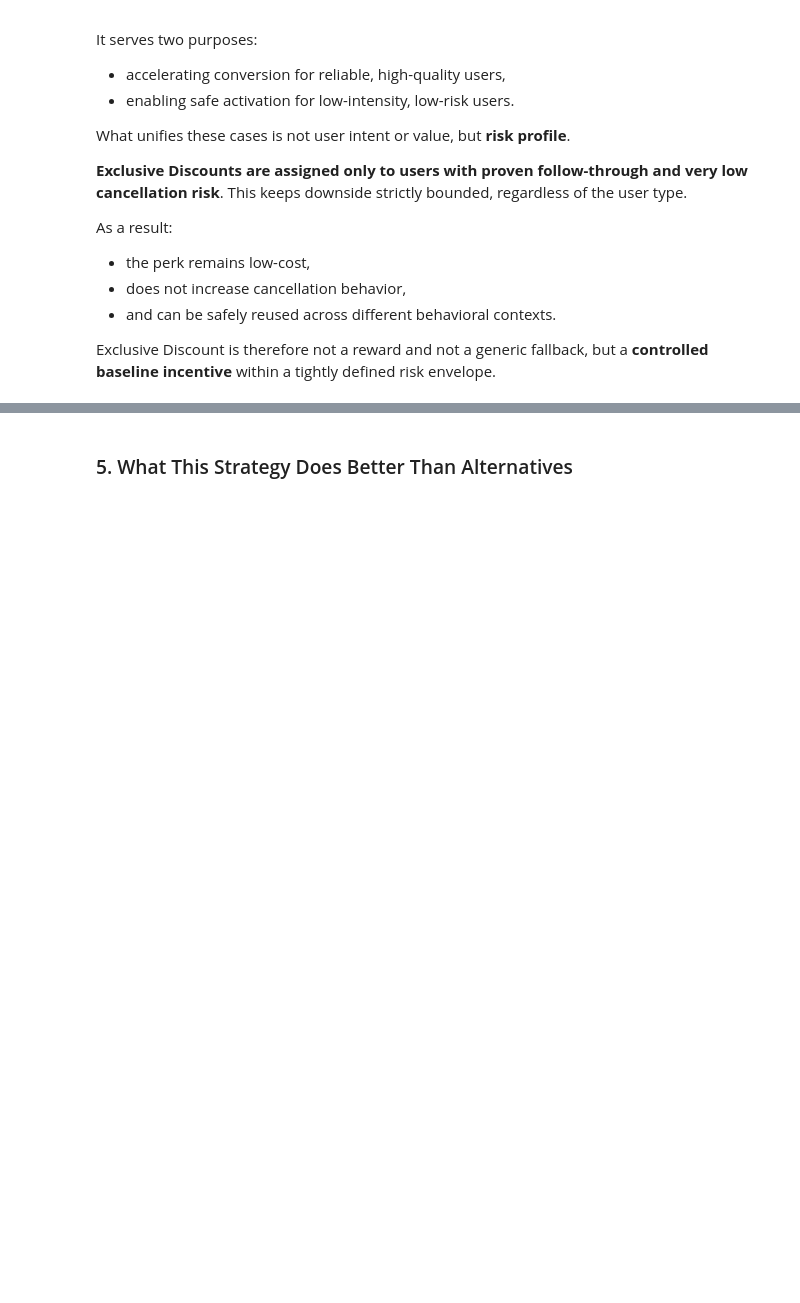
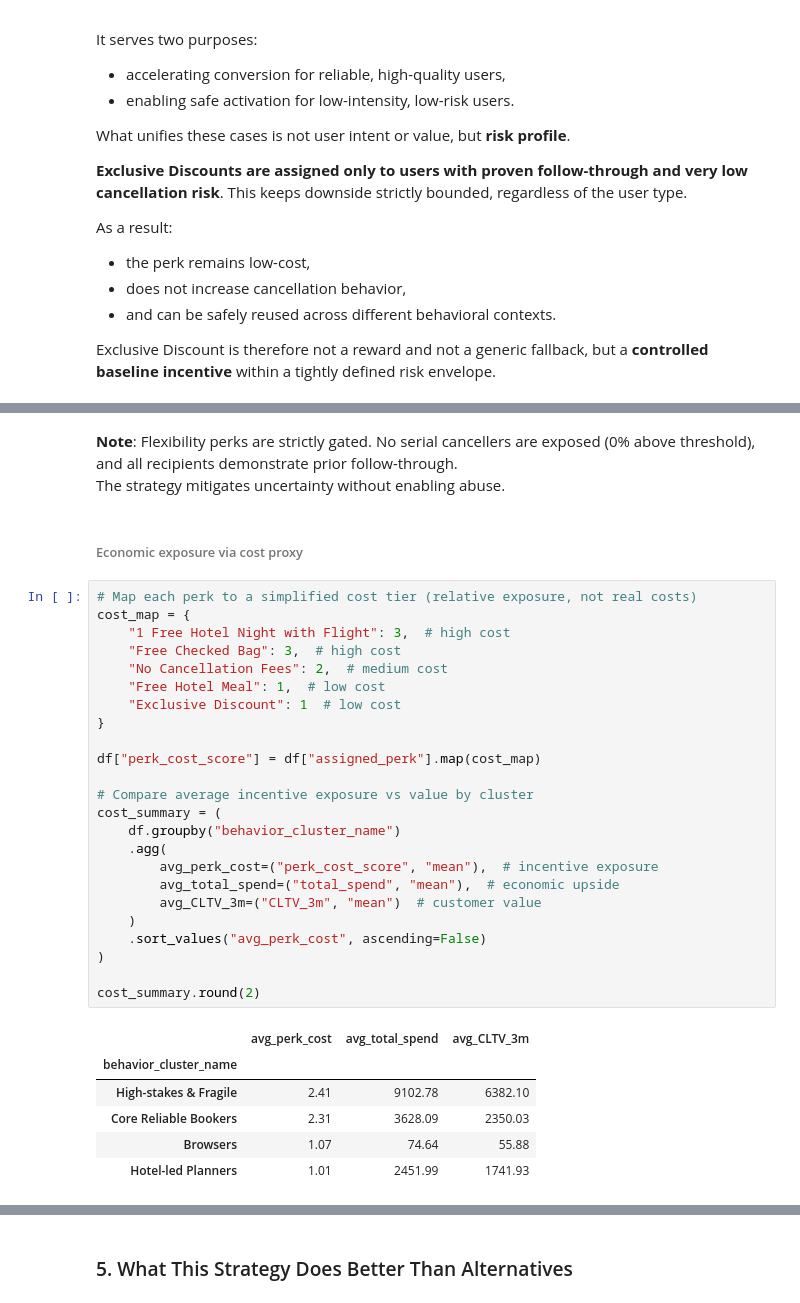
Before and after one commit to MapiAI/TravelTide-Customer-Segmentation, a Jupyter notebook: notebooks/06_evaluation_and_recommendations.ipynb, the cells around one changed output, grey strips where cells are left out. Drawn from its saved outputs; the diff is of its cells as text; blank space fills up the shorter version.

```diff
--- a/notebooks/06_evaluation_and_recommendations.ipynb
+++ b/notebooks/06_evaluation_and_recommendations.ipynb
@@ -368,0 +535,37 @@ Exclusive Discount is therefore not a reward and not a generic fallback, but a *
+# %% [markdown]
+**Note**: Flexibility perks are strictly gated.
+No serial cancellers are exposed (0% above threshold), and all recipients demonstrate prior follow-through.
+The strategy mitigates uncertainty without enabling abuse.
+# %% [markdown]
+###### Economic exposure via cost proxy
+# %%
+# Map each perk to a simplified cost tier (relative exposure, not real costs)
+cost_map = {
+    "1 Free Hotel Night with Flight": 3,  # high cost
+    "Free Checked Bag": 3,  # high cost
+    "No Cancellation Fees": 2,  # medium cost
+    "Free Hotel Meal": 1,  # low cost
+    "Exclusive Discount": 1  # low cost
+}
+
+df["perk_cost_score"] = df["assigned_perk"].map(cost_map)
+
+# Compare average incentive exposure vs value by cluster
+cost_summary = (
+    df.groupby("behavior_cluster_name")
+    .agg(
+        avg_perk_cost=("perk_cost_score", "mean"),  # incentive exposure
+        avg_total_spend=("total_spend", "mean"),  # economic upside
+        avg_CLTV_3m=("CLTV_3m", "mean")  # customer value
+    )
+    .sort_values("avg_perk_cost", ascending=False)
+)
+
+cost_summary.round(2)
+# %% [output]
+|  | avg_perk_cost | avg_total_spend | avg_CLTV_3m |
+| behavior_cluster_name |  |  |  |
+| High-stakes & Fragile | 2.41 | 9102.78 | 6382.10 |
+| Core Reliable Bookers | 2.31 | 3628.09 | 2350.03 |
+| Browsers | 1.07 | 74.64 | 55.88 |
+| Hotel-led Planners | 1.01 | 2451.99 | 1741.93 |
```
Also changed, not shown: parts of 21 cells of this notebook.
